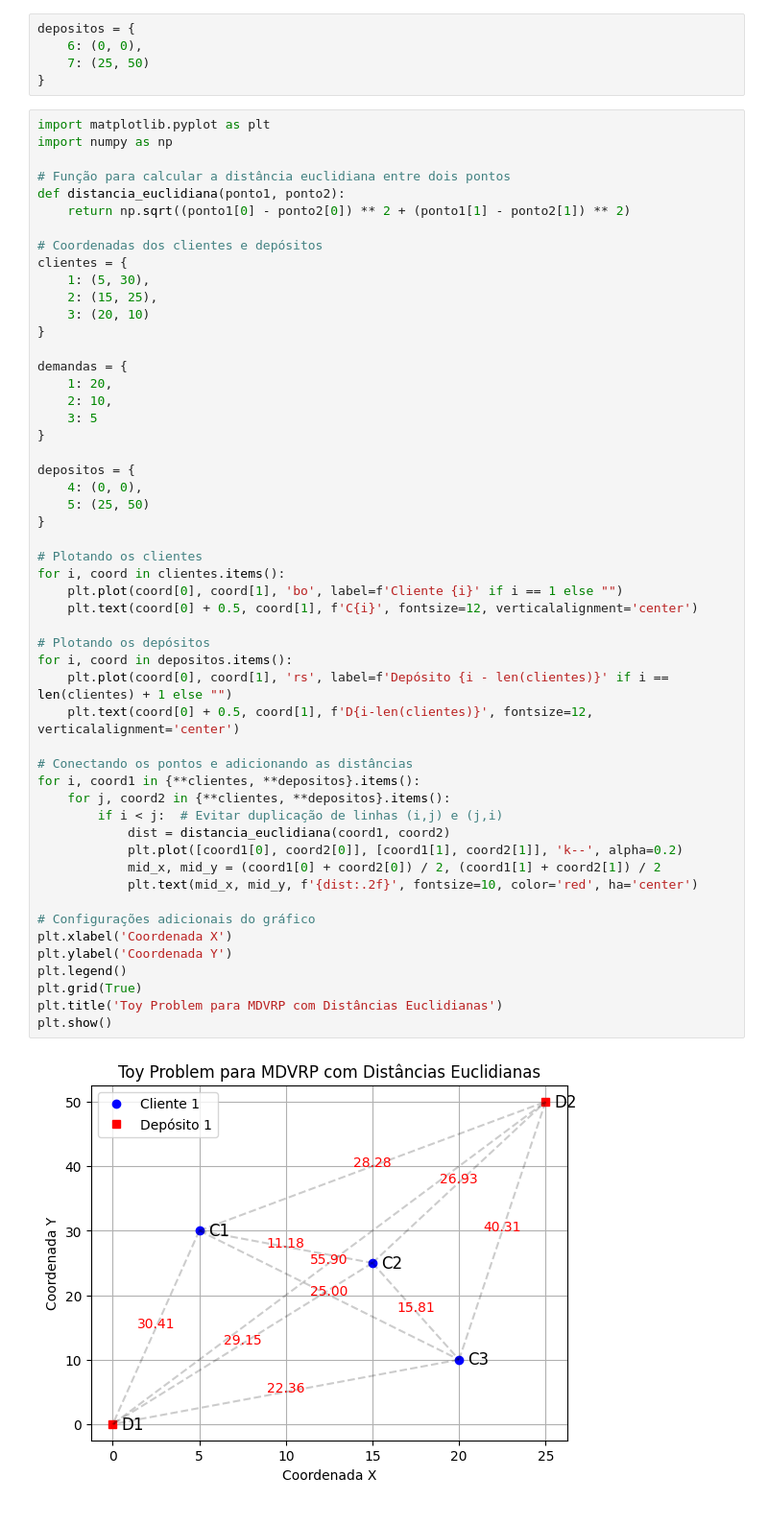
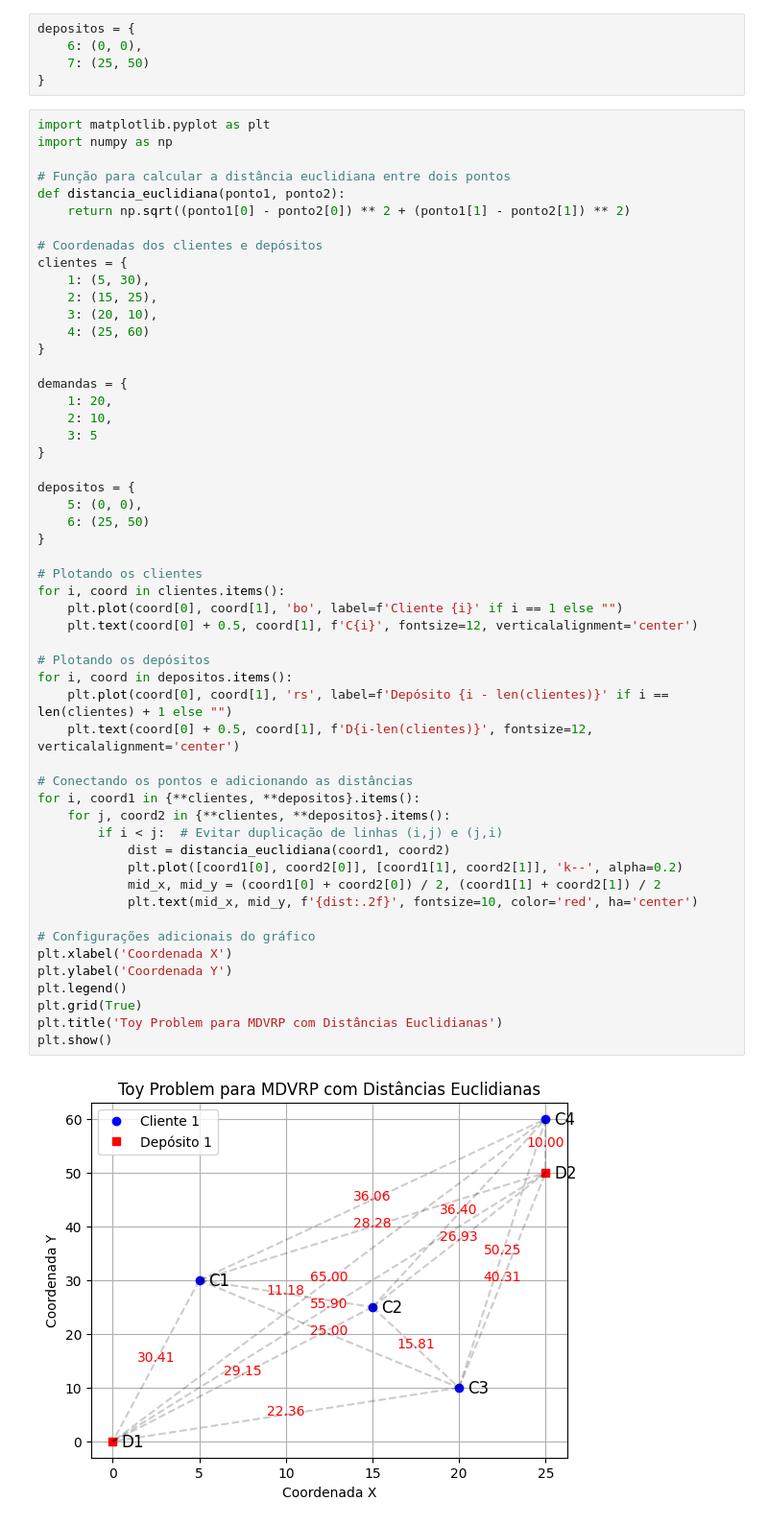
Before and after one commit to JoseBieco/MDVRP-LBBD, a Jupyter notebook: src/Instancias.ipynb, the cells around one changed output. Shown at 96% size. Cells and saved outputs as stored; diff of their text form.

```diff
--- a/src/Instancias.ipynb
+++ b/src/Instancias.ipynb
@@ -375,7 +375,8 @@ def distancia_euclidiana(ponto1, ponto2):
 clientes = {
     1: (5, 30),
     2: (15, 25),
-    3: (20, 10)
+    3: (20, 10),
+    4: (25, 60)
 }
 
 demandas = {
@@ -385,35 +386,35 @@ demandas = {
 }
 
 depositos = {
-    4: (0, 0),
-    5: (25, 50)
+    5: (0, 0),
+    6: (25, 50)
 }
 
 # Plotando os clientes
 for i, coord in clientes.items():
     plt.plot(coord[0], coord[1], 'bo', label=f'Cliente {i}' if i == 1 else "")
     plt.text(coord[0] + 0.5, coord[1], f'C{i}', fontsize=12, verticalalignment='center')
 
 # Plotando os depósitos
 for i, coord in depositos.items():
     plt.plot(coord[0], coord[1], 'rs', label=f'Depósito {i - len(clientes)}' if i == len(clientes) + 1 else "")
     plt.text(coord[0] + 0.5, coord[1], f'D{i-len(clientes)}', fontsize=12, verticalalignment='center')
 
 # Conectando os pontos e adicionando as distâncias
 for i, coord1 in {**clientes, **depositos}.items():
     for j, coord2 in {**clientes, **depositos}.items():
         if i < j:  # Evitar duplicação de linhas (i,j) e (j,i)
             dist = distancia_euclidiana(coord1, coord2)
             plt.plot([coord1[0], coord2[0]], [coord1[1], coord2[1]], 'k--', alpha=0.2)
             mid_x, mid_y = (coord1[0] + coord2[0]) / 2, (coord1[1] + coord2[1]) / 2
             plt.text(mid_x, mid_y, f'{dist:.2f}', fontsize=10, color='red', ha='center')
 
 # Configurações adicionais do gráfico
 plt.xlabel('Coordenada X')
 plt.ylabel('Coordenada Y')
 plt.legend()
 plt.grid(True)
 plt.title('Toy Problem para MDVRP com Distâncias Euclidianas')
 plt.show()
 # %% [output]
-[figure, old version]
+[figure, new version]
```
Also changed, not shown: 1 other file.
